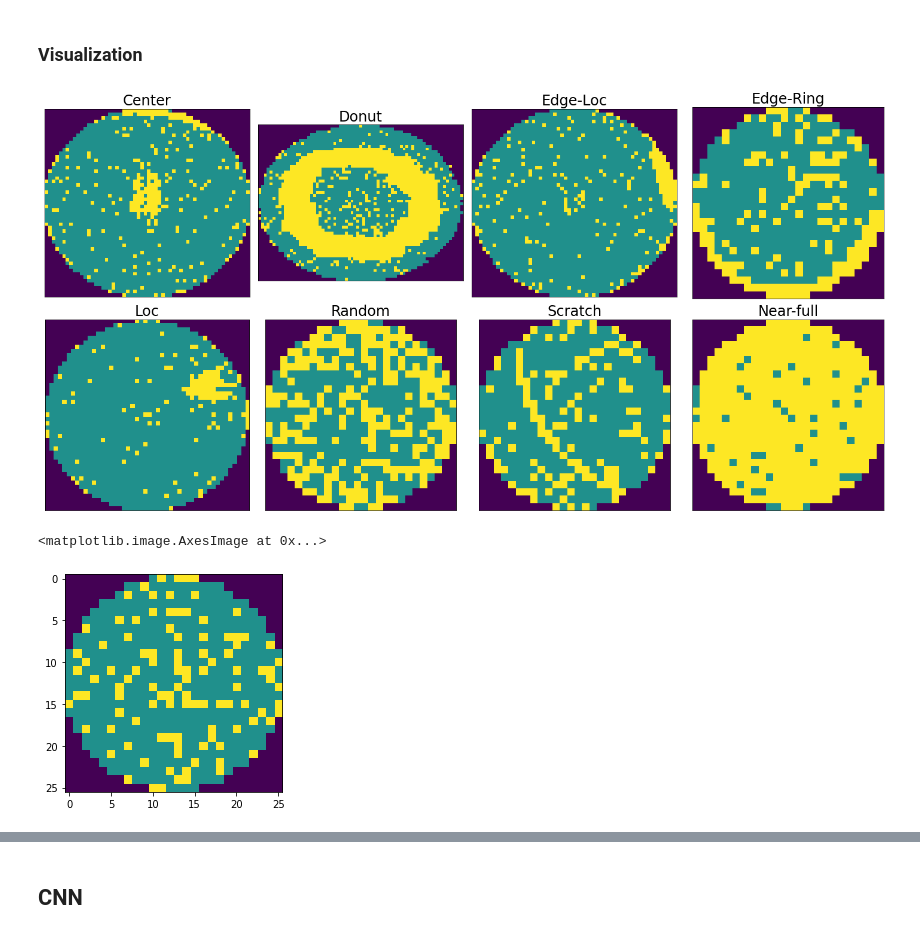
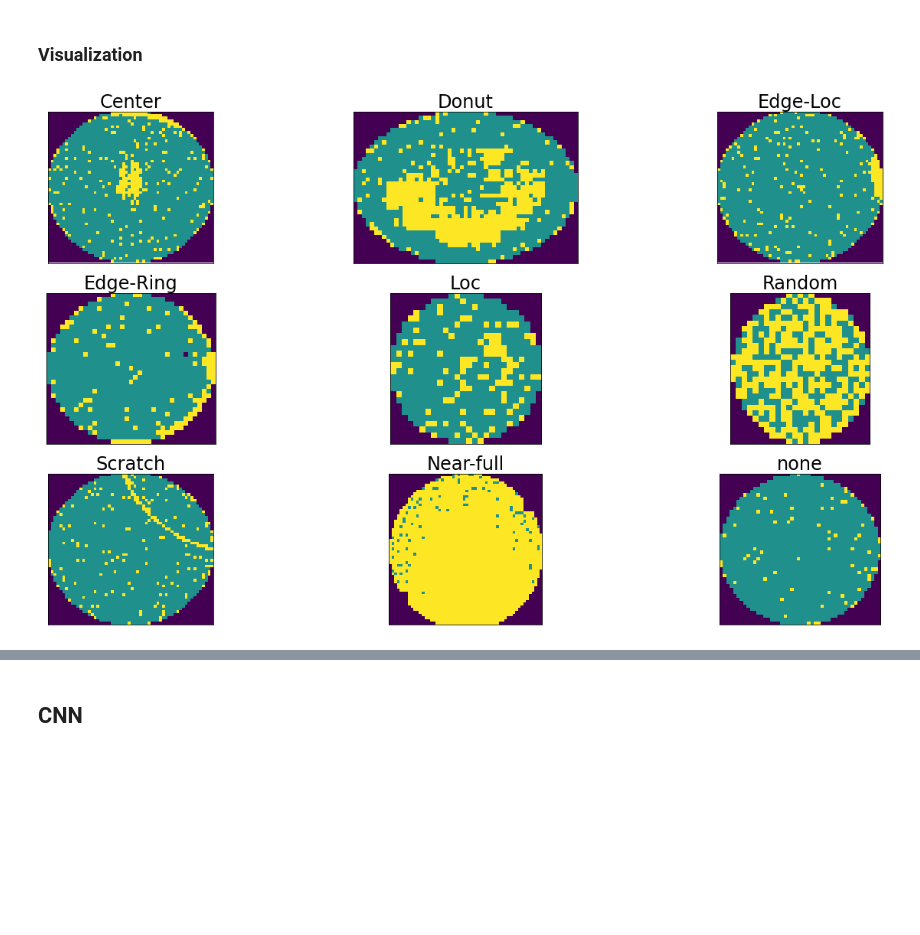
Before and after one commit to AllenShiah/Wafer-Failure-Detection, a Jupyter notebook: Wafer Failure Detection.ipynb, the cells around one changed output, grey strips where cells are left out. Saved outputs shown, nothing was run; the diff lists cells and outputs as text; code cells hidden in the pictures; blank space fills up the shorter version.

```diff
--- a/Wafer Failure Detection.ipynb
+++ b/Wafer Failure Detection.ipynb
@@ -12,6 +14,6 @@ import tensorflow as tf
 # %%
 # import data
-data = pd.read_pickle("/content/drive/MyDrive/Python 資料/Residual Network/LSWMD.pkl.zip (Unzipped Files)/LSWMD.pkl")
+data = pd.read_pickle("/content/drive/MyDrive/Python 資料/Residual Network/LSWMD.pkl")
 # %%
 # check data information
 data.info()
@@ -39,11 +41,12 @@ memory usage: 37.1+ MB
 2. Because testing data is more than training, we use testing data to train a model and training data for testing purpose.
 3. We found that there are totally 638,507 wafers have no labels.
 '''
+data2 = copy.deepcopy(data)
 
-data_training = data[data['trianTestLabel']=='Training']  # num = 54,355
+data_training = data2[data2['trianTestLabel']=='Training']  # num = 54,355
 data_training.reset_index(drop=True, inplace=True)
 
-data_testing = data[data['trianTestLabel']=='Test']  # num = 118,595
+data_testing = data2[data2['trianTestLabel']=='Test']  # num = 118,595
 data_testing.reset_index(drop=True, inplace=True)
 # %% [markdown]
 - 172,950 wafers have labels
@@ -209,34 +244,23 @@ See the caveats in the documentation: https://pandas.pydata.org/pandas-docs/stab
 # %%
 '''
 Failure Pattern Visualizaiton
 '''
 
-x = [9,340, 3, 16, 0, 25, 84, 37, ]
+# Before image transformation
+x = [43, 6509, 35, 53163, 578, 43894, 130,  25082, 4]
 labels2 = ['Center','Donut','Edge-Loc','Edge-Ring','Loc','Random','Scratch','Near-full', 'None']
 
 
-fig, ax = plt.subplots(nrows = 3, ncols = 4, figsize=(20, 10))
+fig, ax = plt.subplots(nrows = 3, ncols = 3, figsize=(20, 10))
 ax = ax.ravel(order='C')
 for i in range(9):
-    img = df_withpattern.waferMap[x[i]]
+    img = data_training.waferMap[x[i]]
     ax[i].imshow(img)
-    ax[i].set_title(df_withpattern.failureType[x[i]][0][0],fontsize=24)
+    ax[i].set_title(data_training.failureType[x[i]][0][0],fontsize=24)
     ax[i].set_xticks([])
     ax[i].set_yticks([])
 
 plt.tight_layout()
 plt.show()
 # %% [output]
-[figure, old version]
+[figure, new version]
-# %%
-'''
-compare the original image to the resized-image
-'''
-
-a = data_training['waferMap'][385]
-b = new.X[385]
-# image before resizing
-plt.imshow(a)
-# %% [output]
-<matplotlib.image.AxesImage at 0x...>
-[figure, removed]
```
Also changed, not shown: parts of 15 cells of this notebook.
